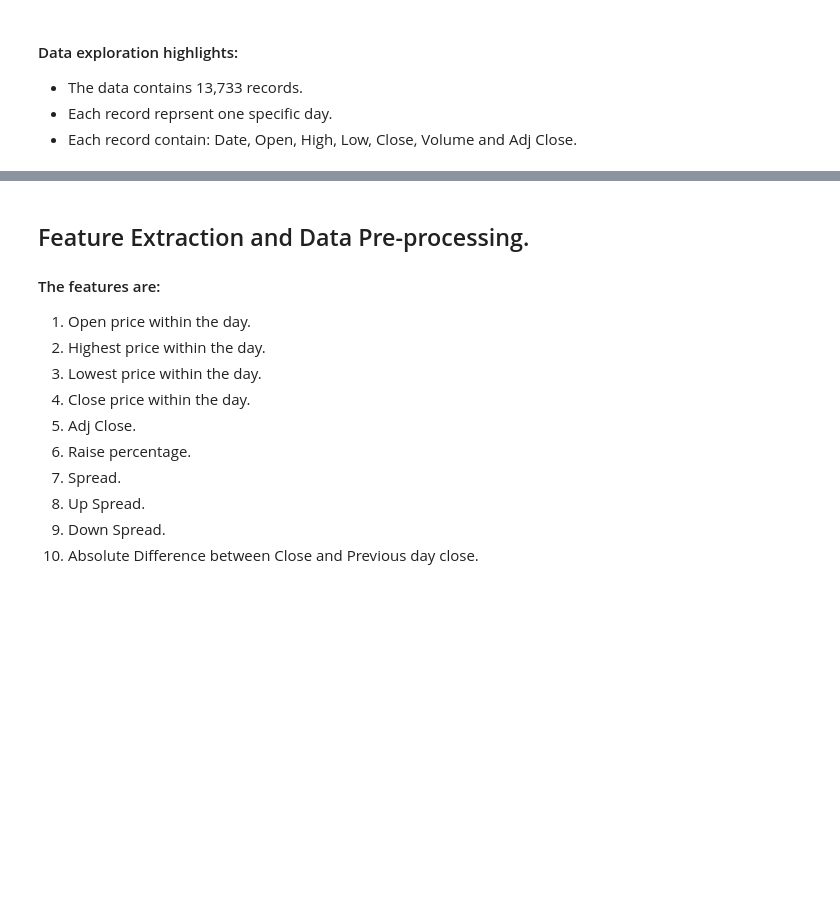
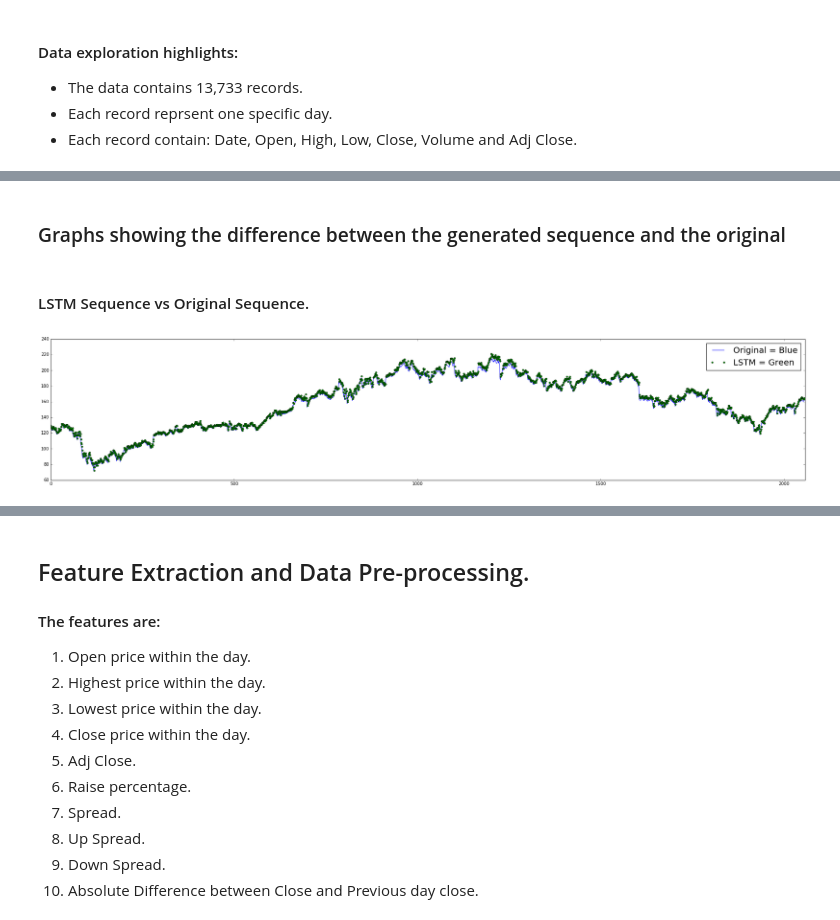
Before and after one commit to ofrik/deep-learning-stocks, a Jupyter notebook: rnn.ipynb, the cells around one changed output, grey strips where cells are left out. Cells and saved outputs as stored; diff of their text form; code cells hidden in the pictures; blank space fills up the shorter version.

Commit message:
Finished.
-- Added stock sequence generation.

```diff
--- a/rnn.ipynb
+++ b/rnn.ipynb
@@ -81,0 +93,3 @@ data.head()
+# %%
+def extract_features(items):
+    return [[item[4]] for item in items]
@@ -81,0 +156,28 @@ data.head()
+# %%
+layer_output_size1 = 128
+
+print 'Building LSTM Model'
+model = Sequential()
+model.add(LSTM(layer_output_size1, return_sequences=False, input_shape=(MAX_WINDOW, len(X_train[0][0]))))
+model.add(Dense(len(y_train[0]), input_dim=layer_output_size1))
+model.add(Activation("linear"))
+model.compile(loss="mean_squared_error", optimizer="rmsprop")
+LSTM_seq = train_and_evaluate(model, 'LSTM')
+print '----------------------'
+
+print 'Building SimpleRNN Model'
+model = Sequential()
+model.add(SimpleRNN(layer_output_size1, return_sequences=False, input_shape=(MAX_WINDOW, len(X_train[0][0]))))
+model.add(Dense(len(y_train[0]), input_dim=layer_output_size1))
+model.add(Activation("linear"))
+model.compile(loss="mean_squared_error", optimizer="rmsprop")
+SimpleRNN_seq = train_and_evaluate(model, 'SimpleRNN')
+print '----------------------'
+
+print 'Building GRU Model'
+model = Sequential()
+model.add(GRU(layer_output_size1, return_sequences=False, input_shape=(MAX_WINDOW, len(X_train[0][0]))))
+model.add(Dense(len(y_train[0]), input_dim=layer_output_size1))
+model.add(Activation("linear"))
+model.compile(loss="mean_squared_error", optimizer="rmsprop")
+GRU_seq = train_and_evaluate(model, 'GRU')
@@ -81,0 +202,18 @@ data.head()
+# %% [markdown]
+### Graphs showing the difference between the generated sequence and the original
+# %% [markdown]
+#### LSTM Sequence vs Original Sequence.
+# %%
+%matplotlib inline
+
+import matplotlib.pyplot as plt
+import pylab
+pylab.rcParams['figure.figsize'] = (32, 6)
+pylab.xlim([0,len(y_test)])
+
+plt.plot(y_test, linewidth=1)
+plt.plot(LSTM_seq, marker='o', markersize=4, linewidth=0)
+plt.legend(['Original = Blue', 'LSTM = Green '], loc='best', prop={'size':20})
+plt.show()
+# %% [output]
+[figure, added]
```
Also changed, not shown: parts of 36 cells of this notebook, 1 other file.
